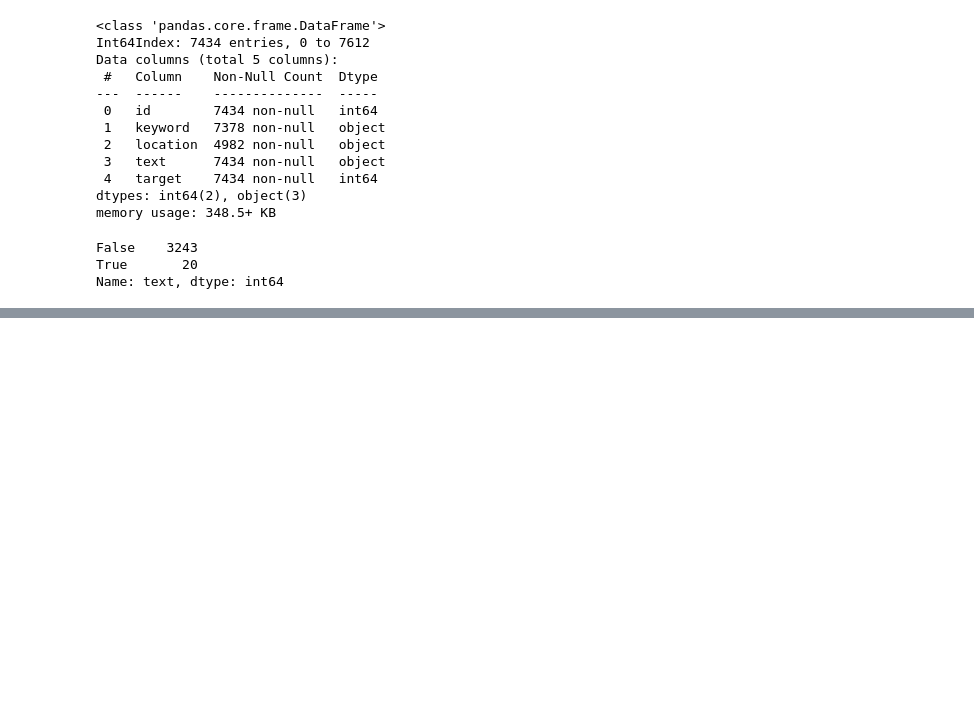
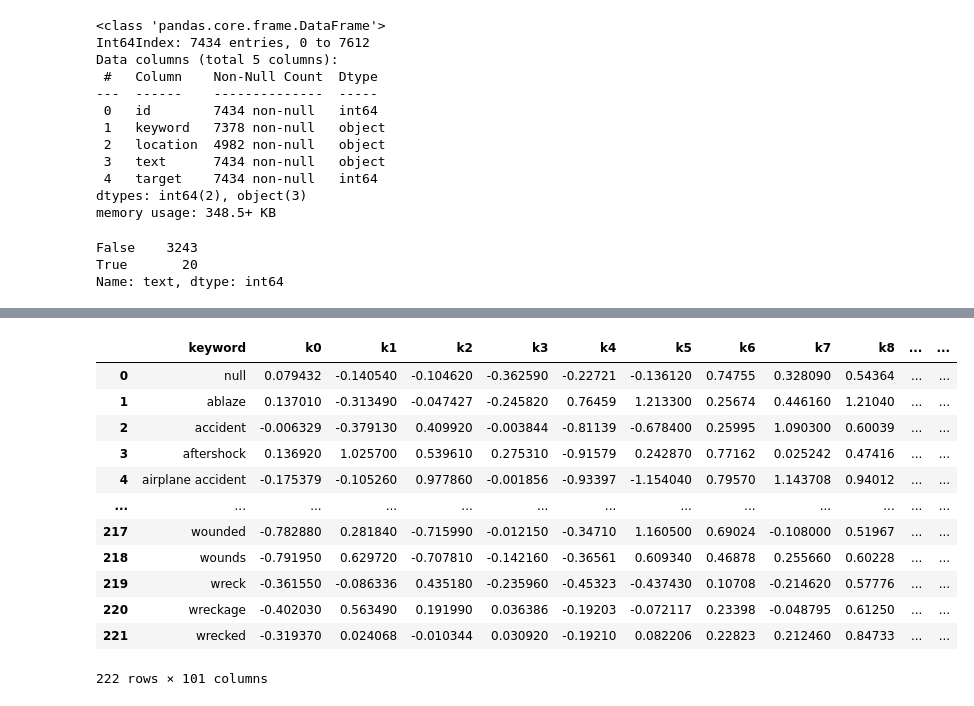
Before and after one commit to milemarchese/OrganizacionDeDatos, a Jupyter notebook: TP2/FeatureEngineering.ipynb, the cells around one changed output, grey strips where cells are left out. Saved outputs shown, nothing was run; the diff lists cells and outputs as text; code cells hidden in the pictures; blank space fills up the shorter version.

```diff
--- a/TP2/FeatureEngineering.ipynb
+++ b/TP2/FeatureEngineering.ipynb
@@ -294,0 +205,10 @@ def point_to_list(point):
+# %%
+embeddings_index = dict()
+f = open('Embeddings/glove.6B.100d.txt', encoding='utf8') # Vectores entrenados de 100 dimensiones
+for line in f:
+    values = line.split()
+    word = values[0]
+    coefs = np.asarray(values[1:], dtype='float32')
+    embeddings_index[word] = coefs
+f.close()
+print('Loaded %s word vectors.' % len(embeddings_index))
@@ -294,0 +217,15 @@ def point_to_list(point):
+# %%
+vectors = {}
+for keyword in keyword_tokens:
+    words = keyword.split(' ')
+    n = len(words)
+    if n == 1:
+        vectors[keyword] = embeddings_index[keyword]
+    else:
+        acum = np.zeros(100)
+        for w in words:
+            acum = np.sum([acum,embeddings_index[w]] , axis=0)
+        vectors[keyword] = acum
+# %%
+keyword_vectors = pd.DataFrame.from_dict(vectors).T.reset_index()
+keyword_vectors.head()
@@ -294,0 +246,17 @@ def point_to_list(point):
+# %%
+keyword_vectors.columns = aux
+keyword_vectors
+# %% [output]
+|  | keyword | k0 | k1 | k2 | k3 | k4 | k5 | k6 | k7 | k8 | ... | ... |
+| 0 | null | 0.079432 | -0.140540 | -0.104620 | -0.362590 | -0.22721 | -0.136120 | 0.74755 | 0.328090 | 0.54364 | ... | ... |
+| 1 | ablaze | 0.137010 | -0.313490 | -0.047427 | -0.245820 | 0.76459 | 1.213300 | 0.25674 | 0.446160 | 1.21040 | ... | ... |
+| 2 | accident | -0.006329 | -0.379130 | 0.409920 | -0.003844 | -0.81139 | -0.678400 | 0.25995 | 1.090300 | 0.60039 | ... | ... |
+| 3 | aftershock | 0.136920 | 1.025700 | 0.539610 | 0.275310 | -0.91579 | 0.242870 | 0.77162 | 0.025242 | 0.47416 | ... | ... |
+| 4 | airplane accident | -0.175379 | -0.105260 | 0.977860 | -0.001856 | -0.93397 | -1.154040 | 0.79570 | 1.143708 | 0.94012 | ... | ... |
+| ... | ... | ... | ... | ... | ... | ... | ... | ... | ... | ... | ... | ... |
+| 217 | wounded | -0.782880 | 0.281840 | -0.715990 | -0.012150 | -0.34710 | 1.160500 | 0.69024 | -0.108000 | 0.51967 | ... | ... |
+| 218 | wounds | -0.791950 | 0.629720 | -0.707810 | -0.142160 | -0.36561 | 0.609340 | 0.46878 | 0.255660 | 0.60228 | ... | ... |
+| 219 | wreck | -0.361550 | -0.086336 | 0.435180 | -0.235960 | -0.45323 | -0.437430 | 0.10708 | -0.214620 | 0.57776 | ... | ... |
+| 220 | wreckage | -0.402030 | 0.563490 | 0.191990 | 0.036386 | -0.19203 | -0.072117 | 0.23398 | -0.048795 | 0.61250 | ... | ... |
+| 221 | wrecked | -0.319370 | 0.024068 | -0.010344 | 0.030920 | -0.19210 | 0.082206 | 0.22823 | 0.212460 | 0.84733 | ... | ... |
+222 rows × 101 columns
```
Also changed, not shown: parts of 86 cells of this notebook, 9 other files.
